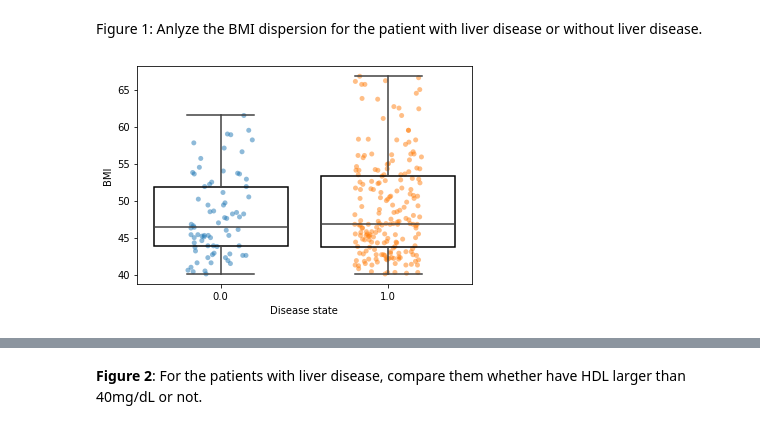
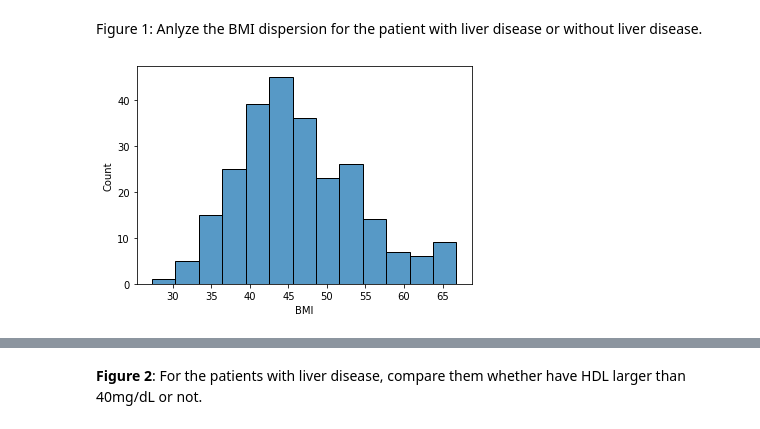
Before and after one commit to adazhou1128/YirenZhoufinal, a Jupyter notebook: code/Yiren_Zhou_FP (1).ipynb, the cells around one changed output, grey strips where cells are left out. Cells and saved outputs as stored; diff of their text form; code cells hidden in the pictures.

```diff
--- a/code/Yiren_Zhou_FP.ipynb
+++ b/code/Yiren_Zhou_FP (1).ipynb
@@ -181,11 +195,18 @@ BMIdf = pd.DataFrame().assign(BMI = newLiver_clean['BMI'], Liverdisease = newLiv
 # %%
 BMIbig40 = BMIdf.loc[BMIdf['BMI'] > 40.0]
 #select the paitents with BMI larger than 40
+BMIless40 = BMIdf.loc[BMIdf['BMI'] < 40.0]
+#select the paitents with BMI less than 40
+BMIdfdis = BMIdf.loc[BMIdf['Liverdisease'] == 1.0]
+# %%
+sns.histplot(BMIdfdis['BMI'])
+plt.savefig("/content/figures/BMIwithdisease.pdf", bbox_inches='tight')
+#plot the range of BMI for patients with liver disease, and save this figure in the figures folder.
+# %% [output]
+[figure, added]
 # %%
-ig1 = sns.boxplot(data=BMIbig40, x='Liverdisease', y='BMI',fliersize=0, boxprops={'edgecolor':'black','facecolor':(1,1,1,0)}, zorder=5)
+fig1 = sns.boxplot(data=BMIbig40, x='Liverdisease', y='BMI',fliersize=0, boxprops={'edgecolor':'black','facecolor':(1,1,1,0)}, zorder=5)
 fig1 = sns.stripplot(data=BMIbig40, x='Liverdisease', y='BMI', alpha=.5, jitter=.2, zorder=0)
 fig1.set(xlabel = 'Disease state', ylabel = 'BMI')
 plt.savefig("/content/figures/fig1.pdf", bbox_inches='tight')
 #plot the patient with BMI larger than 40 and their liver disease state, and save this figure in the figures folder.
-# %% [output]
-[figure, removed]
```
Also changed, not shown: parts of 18 cells of this notebook, 1 other file.
